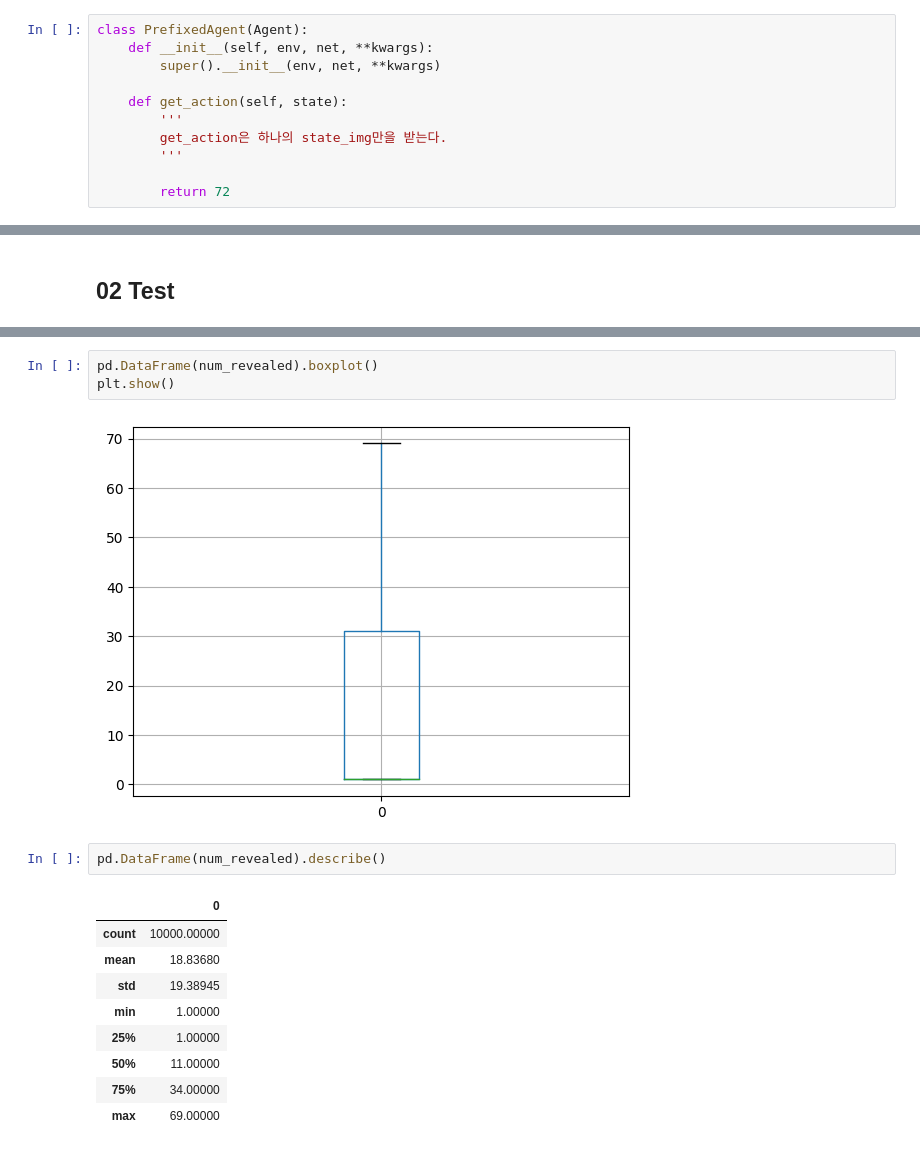
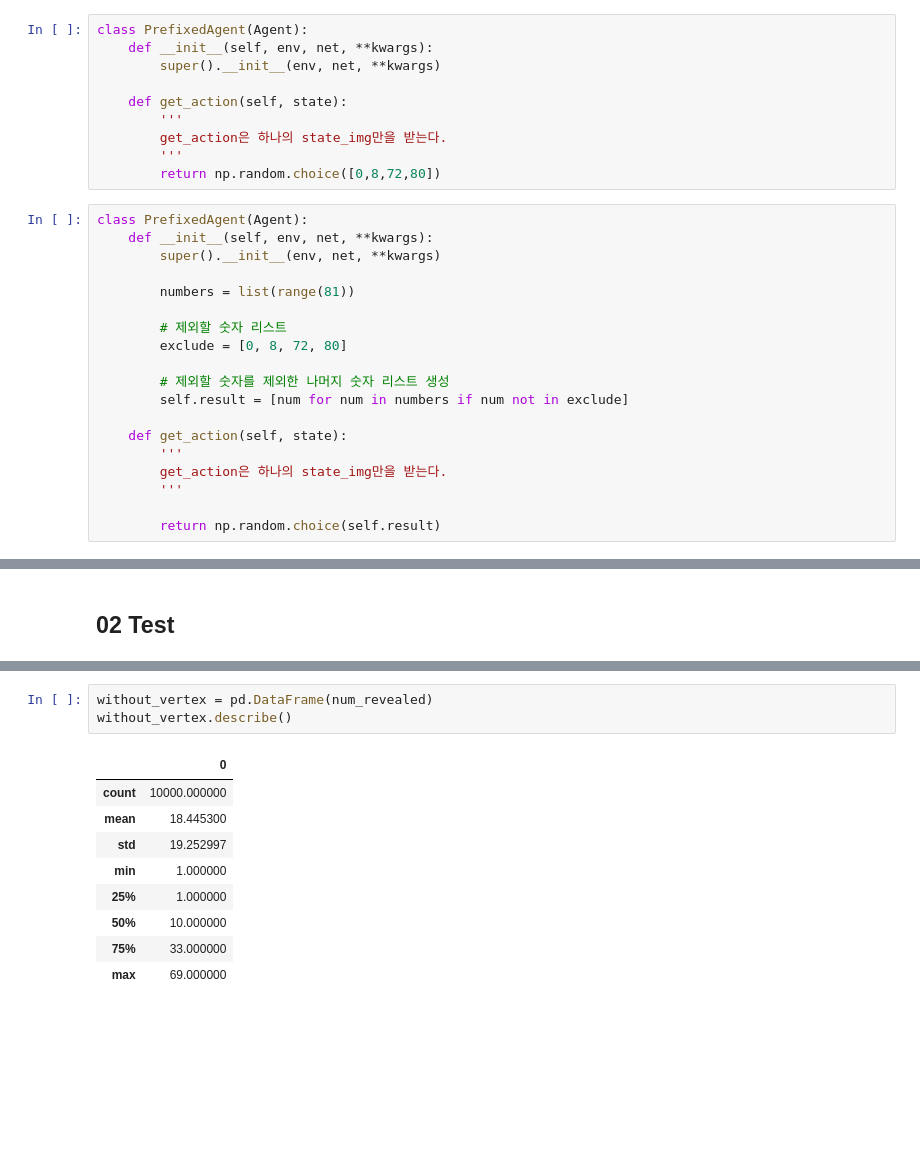
Before and after one commit to Tonnonssi/-RL-Minesweeper, a Jupyter notebook: codes/lab/처음 선택과 까지는 타일 수.ipynb, the cells around one changed output, grey strips where cells are left out. Drawn from its saved outputs; the diff is of its cells as text; blank space fills up the shorter version.

```diff
--- a/codes/lab/처음 선택과 까지는 타일 수.ipynb
+++ b/codes/lab/처음 선택과 까지는 타일 수.ipynb
@@ -77,8 +77,26 @@ class PrefixedAgent(Agent):
         '''
         get_action은 하나의 state_img만을 받는다.
         '''
-
-        return 72
+        return np.random.choice([0,8,72,80])
+# %%
+class PrefixedAgent(Agent):
+    def __init__(self, env, net, **kwargs):
+        super().__init__(env, net, **kwargs)
+
+        numbers = list(range(81))
+
+        # 제외할 숫자 리스트
+        exclude = [0, 8, 72, 80]
+
+        # 제외할 숫자를 제외한 나머지 숫자 리스트 생성
+        self.result = [num for num in numbers if num not in exclude]
+
+    def get_action(self, state):
+        '''
+        get_action은 하나의 state_img만을 받는다.
+        '''
+
+        return np.random.choice(self.result)
 # %%
 class RandomAgent(Agent):
     def __init__(self, env, net, **kwargs):
@@ -164,17 +181,13 @@ pd.DataFrame(num_revealed).describe()
-# %%
-pd.DataFrame(num_revealed).boxplot()
-plt.show()
-# %% [output]
-[figure, removed]
 # %%
-pd.DataFrame(num_revealed).describe()
+without_vertex = pd.DataFrame(num_revealed)
+without_vertex.describe()
 # %% [output]
 |  | 0 |
-| count | 10000.00000 |
-| mean | 18.83680 |
-| std | 19.38945 |
-| min | 1.00000 |
-| 25% | 1.00000 |
-| 50% | 11.00000 |
-| 75% | 34.00000 |
-| max | 69.00000 |
+| count | 10000.000000 |
+| mean | 18.445300 |
+| std | 19.252997 |
+| min | 1.000000 |
+| 25% | 1.000000 |
+| 50% | 10.000000 |
+| 75% | 33.000000 |
+| max | 69.000000 |
```
Also changed, not shown: parts of 6 cells of this notebook, 2 other files.
